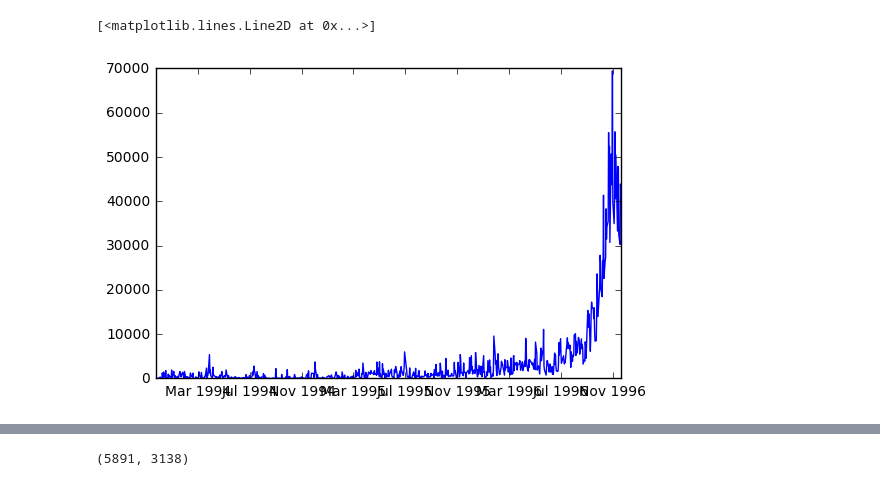
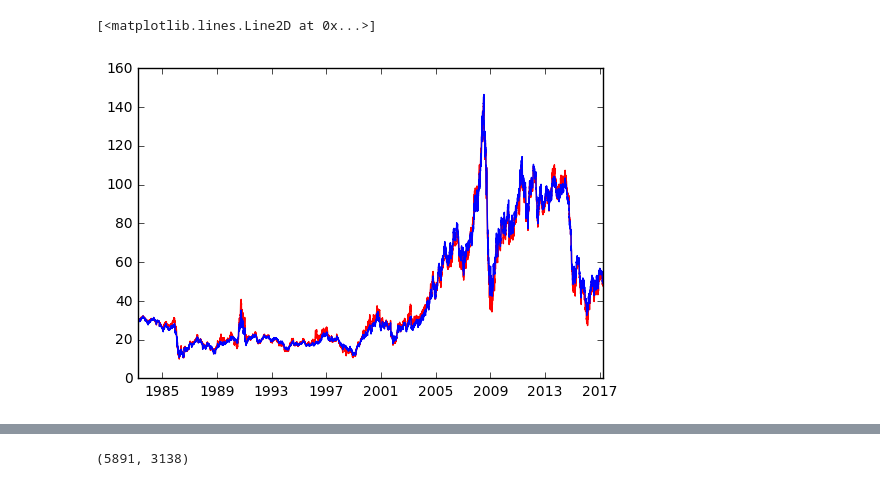
Before and after one commit to toddjm/projects, a Jupyter notebook: finance/lift/Crude_Oil_Quandl.ipynb, the cells around one changed output, grey strips where cells are left out. Cells and saved outputs as stored; diff of their text form; code cells hidden in the pictures.

```diff
--- a/finance/lift/Crude_Oil_Quandl.ipynb
+++ b/finance/lift/Crude_Oil_Quandl.ipynb
@@ -13,0 +11,6 @@ CLZ2014 = quandl.get("CME/CLZ2014", authtoken=authtoken)
+# %%
+CL_dict = {}
+for i in range(1, 37):
+    name = 'CL' + str(i)
+    contract = 'CHRIS/CME_CL' + str(i)
+    CL_dict[name] = quandl.get(contract, authtoken=authtoken)
@@ -14,7 +20,8 @@ CLZ2014 = quandl.get("CME/CLZ2014", authtoken=authtoken)
 # %%
 CLZ2014.to_csv('CLZ2014.csv')
-# %%
-plt.plot(CLZ1996.Volume)
-# %% [output]
-[<matplotlib.lines.Line2D at 0x...>]
-[figure, removed]
+# %%
+plt.plot(CL_dict['CL1'].Open, 'r')
+plt.plot(CL_dict['CL5'].Open, 'b')
+# %% [output]
+[<matplotlib.lines.Line2D at 0x...>]
+[figure, added]
```
Also changed, not shown: parts of 3 cells of this notebook, 35 other files.
